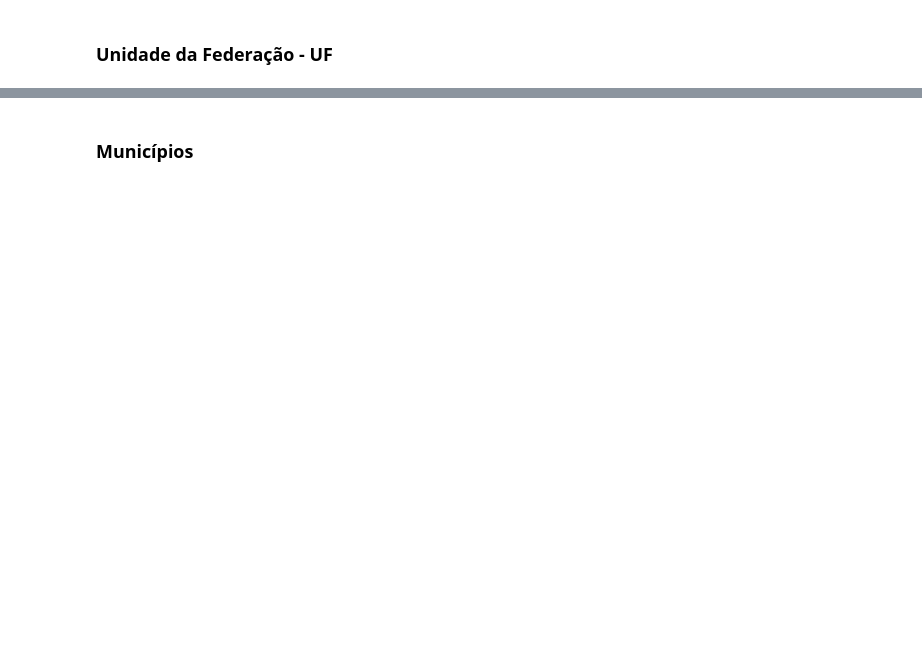
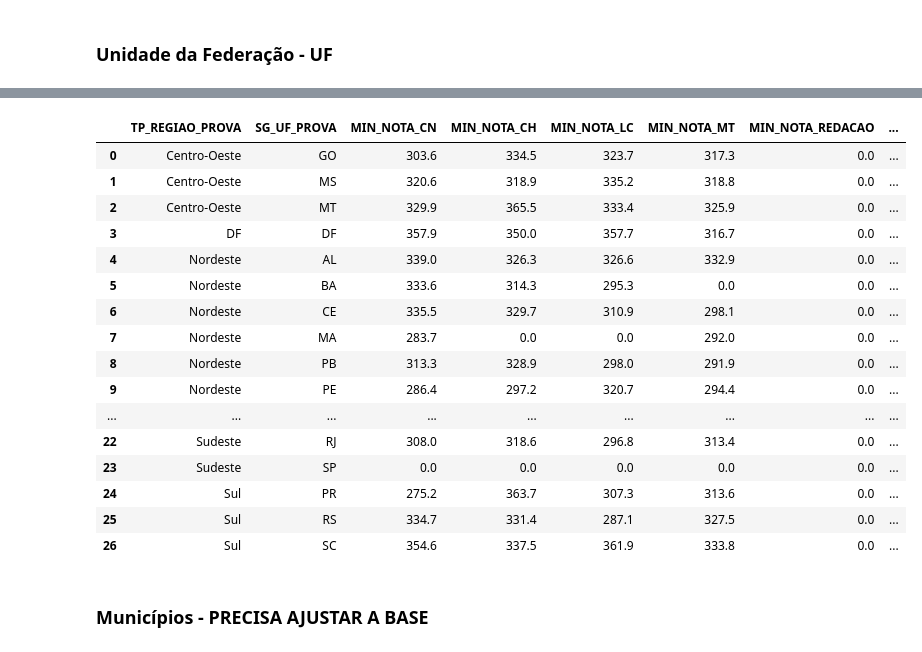
Before and after one commit to Bruno-Santana-Eco/Analise-de-Dados-ENEM, a Jupyter notebook: DataPrep1.ipynb, the cells around one changed output, grey strips where cells are left out. Cells and saved outputs as stored; diff of their text form; code cells hidden in the pictures; blank space fills up the shorter version.

```diff
--- a/DataPrep1.ipynb
+++ b/DataPrep1.ipynb
@@ -976,3 +989,7 @@ cat_columns       = [
     'TP_LOCALIZACAO_ESC', 'TP_SIT_FUNC_ESC', 'TP_PRESENCA_CN',
     'TP_PRESENCA_CH', 'TP_PRESENCA_LC', 'TP_PRESENCA_MT',
 ]
+# %%
+# DATA PREP
+notas = df_enem.columns[(df_enem.columns.str.contains('NU_NOTA_')) & (~df_enem.columns.str.contains('NU_NOTA_COMP'))].tolist()
+lista_provas = df_enem.columns[(df_enem.columns.str.contains('NU_NOTA_')) & (~df_enem.columns.str.contains('NU_NOTA_COMP'))].tolist()
@@ -1066,2 +1220,23 @@ def get_count(ano_enem, df_enem, cols_to_group, column, column_name = None):
+# %%
+# Não possui as MEDIA_OBJ E MEDIA_GLOBAL
+build_statistics_metrics(lista_provas, df_enem, uf_view, list_metrics)
+# %% [output]
+|  | TP_REGIAO_PROVA | SG_UF_PROVA | MIN_NOTA_CN | MIN_NOTA_CH | MIN_NOTA_LC | MIN_NOTA_MT | MIN_NOTA_REDACAO | ... |
+| 0 | Centro-Oeste | GO | 303.6 | 334.5 | 323.7 | 317.3 | 0.0 | ... |
+| 1 | Centro-Oeste | MS | 320.6 | 318.9 | 335.2 | 318.8 | 0.0 | ... |
+| 2 | Centro-Oeste | MT | 329.9 | 365.5 | 333.4 | 325.9 | 0.0 | ... |
+| 3 | DF | DF | 357.9 | 350.0 | 357.7 | 316.7 | 0.0 | ... |
+| 4 | Nordeste | AL | 339.0 | 326.3 | 326.6 | 332.9 | 0.0 | ... |
+| 5 | Nordeste | BA | 333.6 | 314.3 | 295.3 | 0.0 | 0.0 | ... |
+| 6 | Nordeste | CE | 335.5 | 329.7 | 310.9 | 298.1 | 0.0 | ... |
+| 7 | Nordeste | MA | 283.7 | 0.0 | 0.0 | 292.0 | 0.0 | ... |
+| 8 | Nordeste | PB | 313.3 | 328.9 | 298.0 | 291.9 | 0.0 | ... |
+| 9 | Nordeste | PE | 286.4 | 297.2 | 320.7 | 294.4 | 0.0 | ... |
+| ... | ... | ... | ... | ... | ... | ... | ... | ... |
+| 22 | Sudeste | RJ | 308.0 | 318.6 | 296.8 | 313.4 | 0.0 | ... |
+| 23 | Sudeste | SP | 0.0 | 0.0 | 0.0 | 0.0 | 0.0 | ... |
+| 24 | Sul | PR | 275.2 | 363.7 | 307.3 | 313.6 | 0.0 | ... |
+| 25 | Sul | RS | 334.7 | 331.4 | 287.1 | 327.5 | 0.0 | ... |
+| 26 | Sul | SC | 354.6 | 337.5 | 361.9 | 333.8 | 0.0 | ... |
 # %% [markdown]
-### Municípios
+### Municípios - PRECISA AJUSTAR A BASE
```
Also changed, not shown: parts of 11 cells of this notebook, 3 other files.
